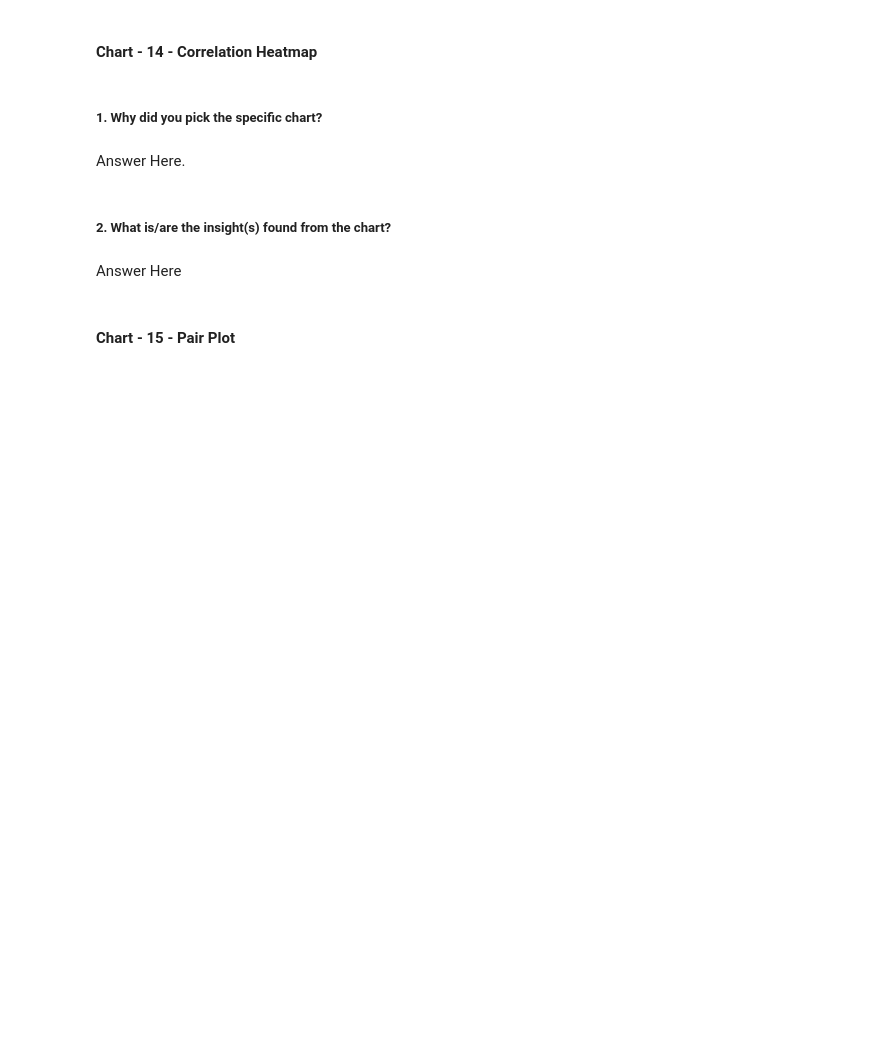
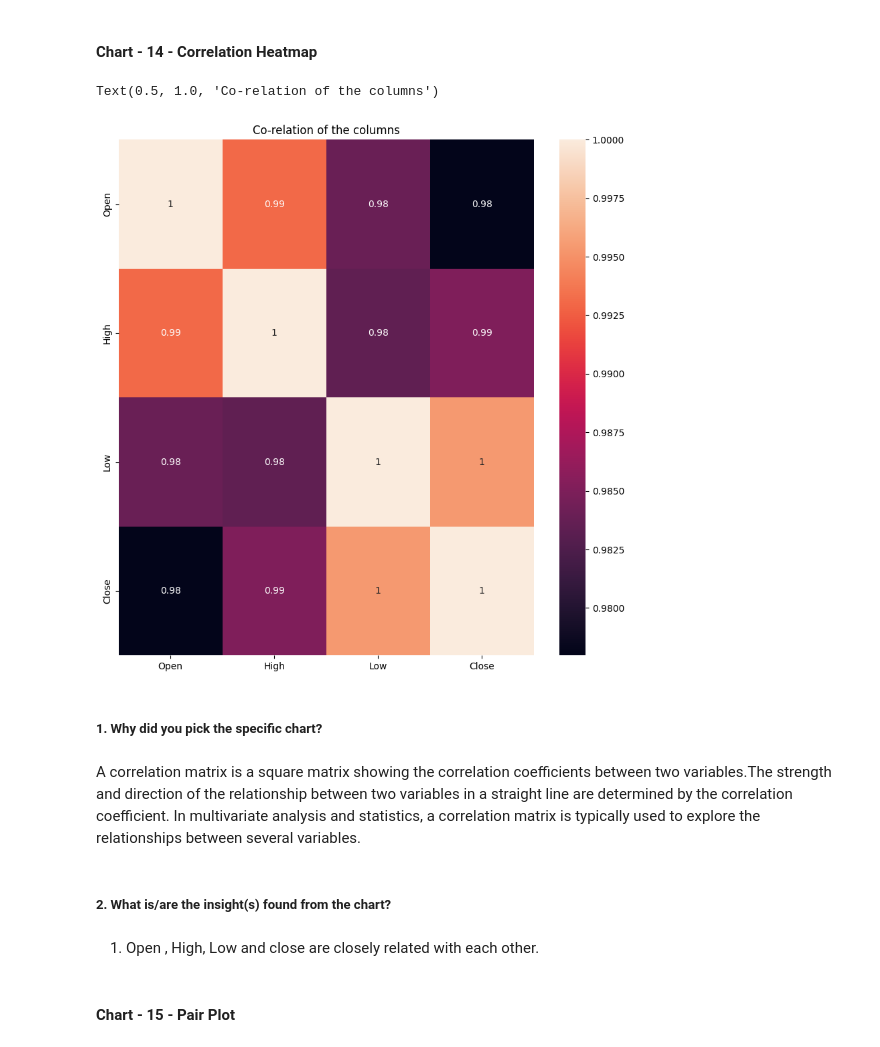
Before and after one commit to priyarane879/Yes_Bank_Stock_Prediction, a Jupyter notebook: Priya_Naik_Yes_bank_stock_prediction.ipynb, the cells around one changed output. Saved outputs shown, nothing was run; the diff lists cells and outputs as text; code cells hidden in the pictures; blank space fills up the shorter version.

```diff
--- a/Priya_Naik_Yes_bank_stock_prediction.ipynb
+++ b/Priya_Naik_Yes_bank_stock_prediction.ipynb
@@ -531,11 +568,21 @@ Answer Here
+# %%
+
+# Correlation Heatmap visualization code
+# Heatmap to see collinearity between columns
+plt.figure(figsize=(10,10)) # setting chart/figure size
+sns.heatmap(dataset_yes_bank.corr(),annot=True) # plot heatmap
+plt.title('Co-relation of the columns') # plotting title
+# %% [output]
+Text(0.5, 1.0, 'Co-relation of the columns')
+[figure, added]
 # %% [markdown]
 ##### 1. Why did you pick the specific chart?
-# %% [markdown]
-Answer Here.
+# %% [markdown]
+A correlation matrix is a square matrix showing the correlation coefficients between two variables.The strength and direction of the relationship between two variables in a straight line are determined by the correlation coefficient. In multivariate analysis and statistics, a correlation matrix is typically used to explore the relationships between several variables.
 # %% [markdown]
 ##### 2. What is/are the insight(s) found from the chart?
-# %% [markdown]
-Answer Here
+# %% [markdown]
+1. Open , High, Low and close are closely related with each other.
 # %% [markdown]
 #### Chart - 15 - Pair Plot
 # %%
```
Also changed, not shown: parts of 80 cells of this notebook.
